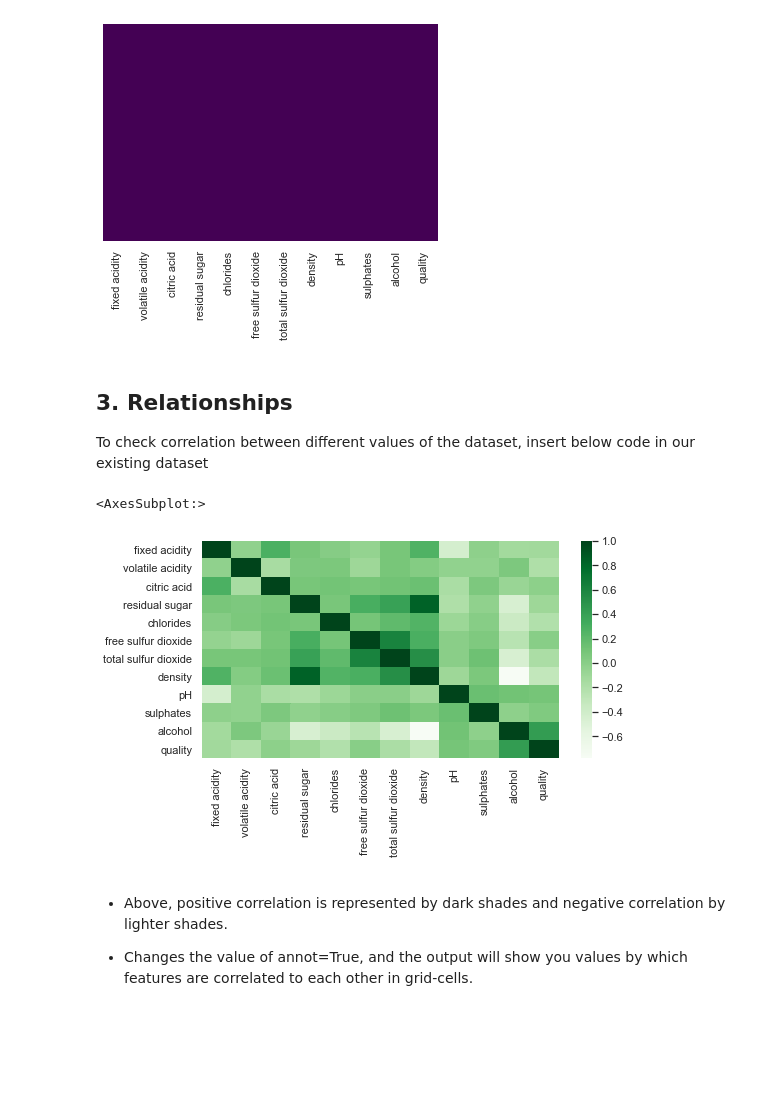
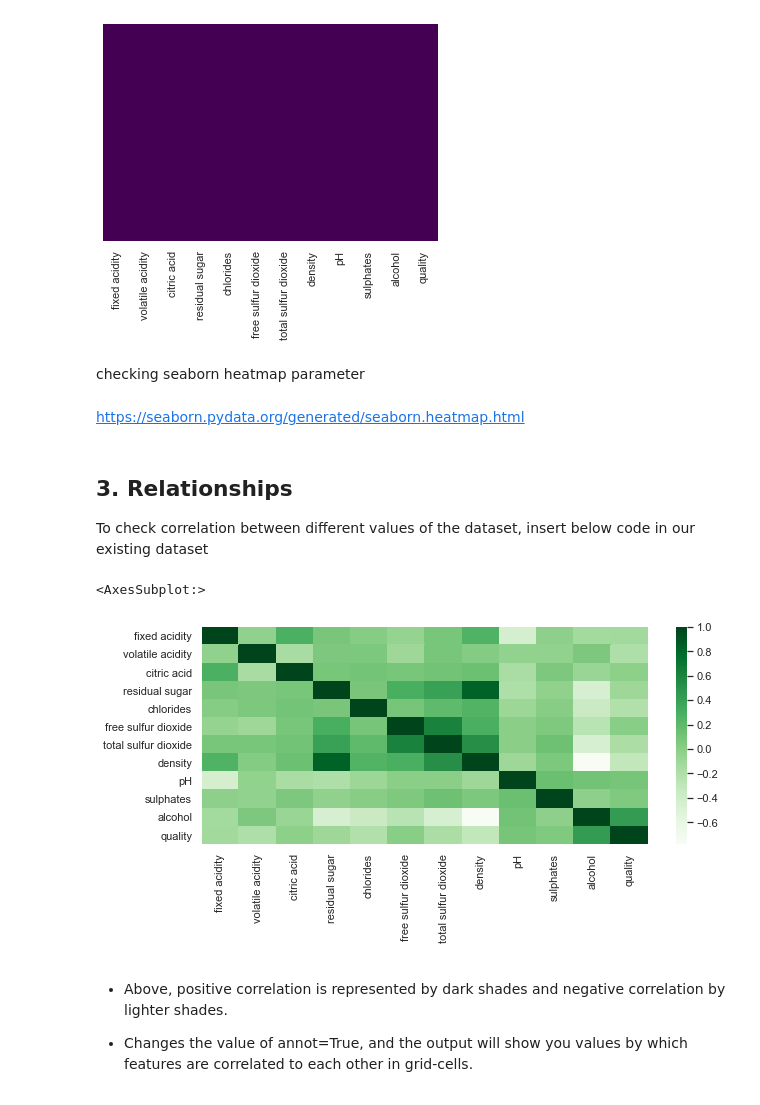
Before and after one commit to ReDI-School/nrw-intro-to-python, a Jupyter notebook: lecture-24/EDA 2021.ipynb, the cells around one changed output. Saved outputs shown, nothing was run; the diff lists cells and outputs as text; code cells hidden in the pictures; blank space fills up the shorter version.

```diff
--- a/lecture-24/EDA 2021.ipynb
+++ b/lecture-24/EDA 2021.ipynb
@@ -98,15 +103,20 @@ sns.heatmap(df.isnull(), cbar=False, yticklabels=False, cmap='viridis')
 # %% [output]
 <AxesSubplot:>
 [figure]
+# %% [markdown]
+checking seaborn heatmap parameter
+# %% [markdown]
+https://seaborn.pydata.org/generated/seaborn.heatmap.html
 # %% [markdown]
 ## 3. Relationships
 To check correlation between different values of the dataset, insert below code in our existing dataset
 # %%
-plt.figure(figsize=(8,4))
+plt.figure(figsize=(10,4))
+
 sns.heatmap(df.corr(),cmap='Greens',annot=False)
 # %% [output]
 <AxesSubplot:>
-[figure, old version]
+[figure, new version]
 # %% [markdown]
 * Above, positive correlation is represented by dark shades and negative correlation by lighter shades.
 
```
Also changed, not shown: parts of 3 cells of this notebook.
